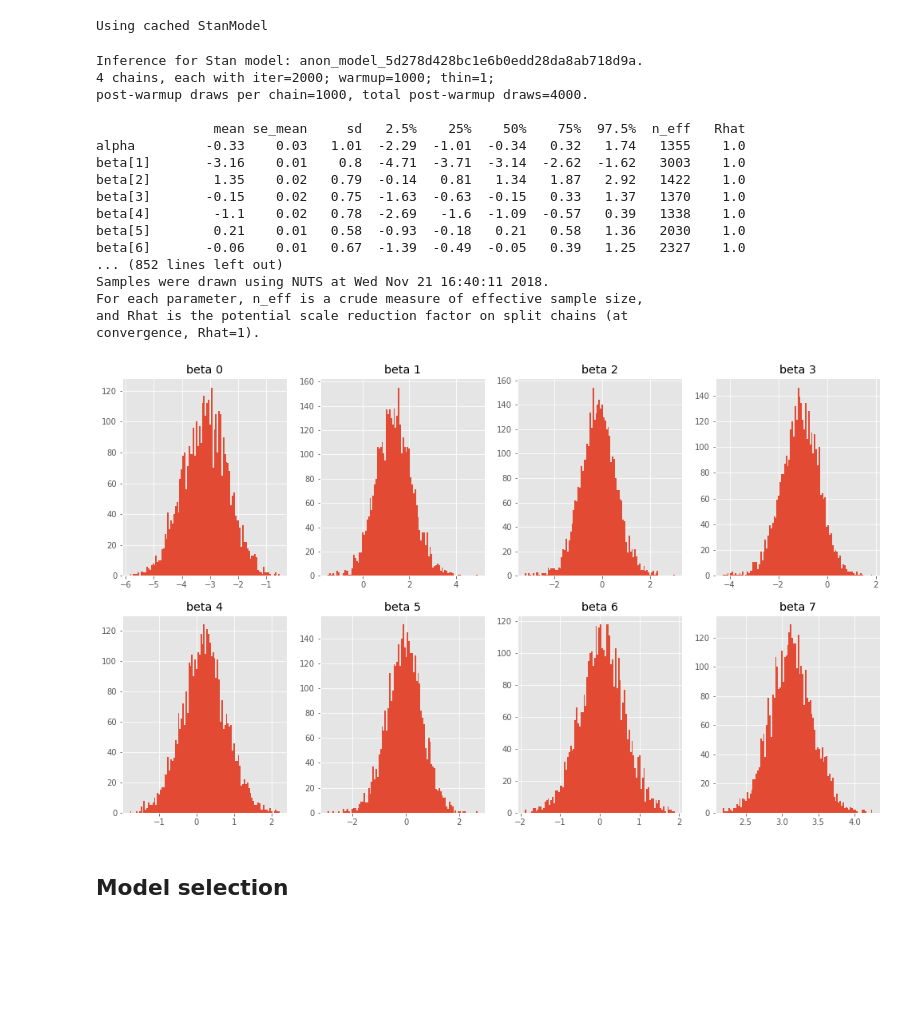
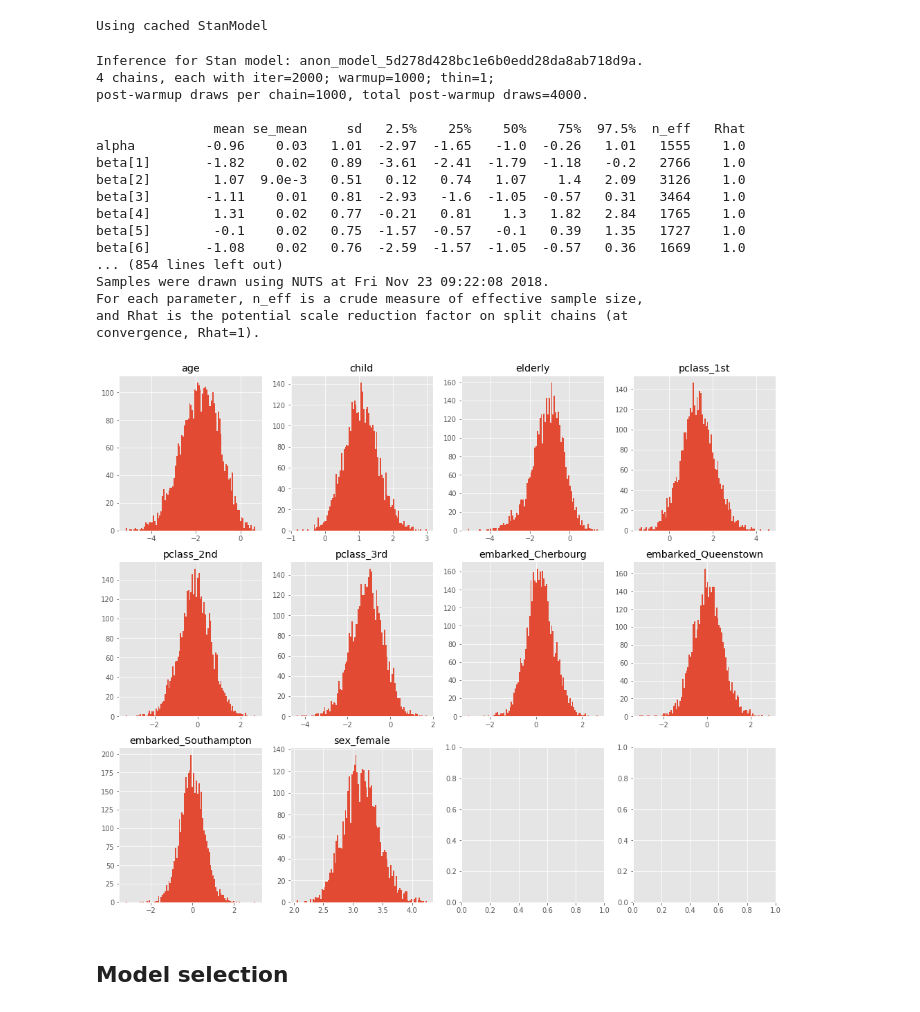
Before and after one commit to kapalk/bayesian_data_analysis_titanic, a Jupyter notebook: code/Bayesian Data Analysis - Course Project.ipynb, the cells around one changed output. Saved outputs shown, nothing was run; the diff lists cells and outputs as text; code cells hidden in the pictures; blank space fills up the shorter version.

Commit message:
Add two new features. Update fixed feature indexing to dynamic
Add boolean features 'child' and 'elderly'

```diff
--- a/code/Bayesian Data Analysis - Course Project.ipynb
+++ b/code/Bayesian Data Analysis - Course Project.ipynb
@@ -84,6 +90,8 @@ Our first choice is to examine the data with logistic regression. We binarize ca
 # %%
 # binarize categorical variables, drop NaNs and normalize and scale "age" between 0 and 1
 data_binarized = pd.get_dummies(data).dropna(axis=0, how="any")
+data_binarized["child"] = (data_binarized["age"] < 15).astype(int)
+data_binarized["elderly"] = (data_binarized["age"] > 60).astype(int)
 data_binarized["age"] = preprocessing.minmax_scale(preprocessing.scale(np.array(data_binarized["age"])))
 data_binarized.head(n=3)
 # %% [output]
@@ -94,15 +102,19 @@ data_binarized.head(n=3)
 | Allison, Mr Hudson Joshua Creighton | 0 | 0.421176 | 1 | 0 | 0 | 0 | 0 | ... |
 # %%
 # create arrays for a stan model
+features = ["age",
+            "child",
+            "elderly",
+            "pclass_1st",
+            "pclass_2nd",
+            "pclass_3rd",
+            "embarked_Cherbourg",
+            "embarked_Queenstown",
+            "embarked_Southampton",
+            "sex_female"]
+
 y = np.array(data_binarized["survived"])
-X = np.array(data_binarized[["age",
-                             "pclass_1st",
-                             "pclass_2nd",
-                             "pclass_3rd",
-                             "embarked_Cherbourg",
-                             "embarked_Queenstown",
-                             "embarked_Southampton",
-                             "sex_female"]], dtype=np.dtype(float))
+X = np.array(data_binarized[features], dtype=np.dtype(float))
 X_train, X_test, y_train, y_test = train_test_split(X, y, test_size=0.33, random_state=42)
 print("{0} samples in training set \n{1} samples in test set".format(y_train.size, y_test.size))
 # %% [output]
@@ -123,35 +135,34 @@ model_data = dict(n=X_train.shape[0],
                   p_beta_scale=1)
 fit = model.sampling(data=model_data, seed=1, control=dict(max_treedepth=15))
 samples = fit.extract(permuted=True)
-print(fit)
 # %% [output]
 Inference for Stan model: anon_model_5d278d428bc1e6b0edd28da8ab718d9a.
 4 chains, each with iter=2000; warmup=1000; thin=1;
 post-warmup draws per chain=1000, total post-warmup draws=4000.
 
                mean se_mean     sd   2.5%    25%    50%    75%  97.5%  n_eff   Rhat
-alpha         -0.33    0.03   1.01  -2.29  -1.01  -0.34   0.32   1.74   1355    1.0
-beta[1]       -3.16    0.01    0.8  -4.71  -3.71  -3.14  -2.62  -1.62   3003    1.0
-beta[2]        1.35    0.02   0.79  -0.14   0.81   1.34   1.87   2.92   1422    1.0
-beta[3]       -0.15    0.02   0.75  -1.63  -0.63  -0.15   0.33   1.37   1370    1.0
-beta[4]        -1.1    0.02   0.78  -2.69   -1.6  -1.09  -0.57   0.39   1338    1.0
-beta[5]        0.21    0.01   0.58  -0.93  -0.18   0.21   0.58   1.36   2030    1.0
-beta[6]       -0.06    0.01   0.67  -1.39  -0.49  -0.05   0.39   1.25   2327    1.0
-... (852 lines left out)
-Samples were drawn using NUTS at Wed Nov 21 16:40:11 2018.
+alpha         -0.96    0.03   1.01  -2.97  -1.65   -1.0  -0.26   1.01   1555    1.0
+beta[1]       -1.82    0.02   0.89  -3.61  -2.41  -1.79  -1.18   -0.2   2766    1.0
+beta[2]        1.07  9.0e-3   0.51   0.12   0.74   1.07    1.4   2.09   3126    1.0
+beta[3]       -1.11    0.01   0.81  -2.93   -1.6  -1.05  -0.57   0.31   3464    1.0
+beta[4]        1.31    0.02   0.77  -0.21   0.81    1.3   1.82   2.84   1765    1.0
+beta[5]        -0.1    0.02   0.75  -1.57  -0.57   -0.1   0.39   1.35   1727    1.0
+beta[6]       -1.08    0.02   0.76  -2.59  -1.57  -1.05  -0.57   0.36   1669    1.0
+... (854 lines left out)
+Samples were drawn using NUTS at Fri Nov 23 09:22:08 2018.
 For each parameter, n_eff is a crude measure of effective sample size,
 and Rhat is the potential scale reduction factor on split chains (at
 convergence, Rhat=1).
 # %%
 # plot betas
-n, m = 2,4
-fig, axs = plt.subplots(n, m, figsize=(17, 10))
-axs = axs.ravel()
-for i in range(n*m):
-    axs[i].hist(samples["beta"][:,i], bins=100)
-    axs[i].set_title("beta {0}".format(i))
+m = 4
+n = math.ceil(len(features)/m)
+fig, axs = plt.subplots(n, m, figsize=(17, 14))
+for i, (ax, feature) in enumerate(zip(axs.flat, features)):
+    ax.hist(samples["beta"][:,i], bins=100)
+    ax.set_title(feature)
 # %% [output]
-[figure, old version]
+[figure, new version]
 # %% [markdown]
 ## Model selection
 # %%
```
Also changed, not shown: parts of 7 cells of this notebook.
